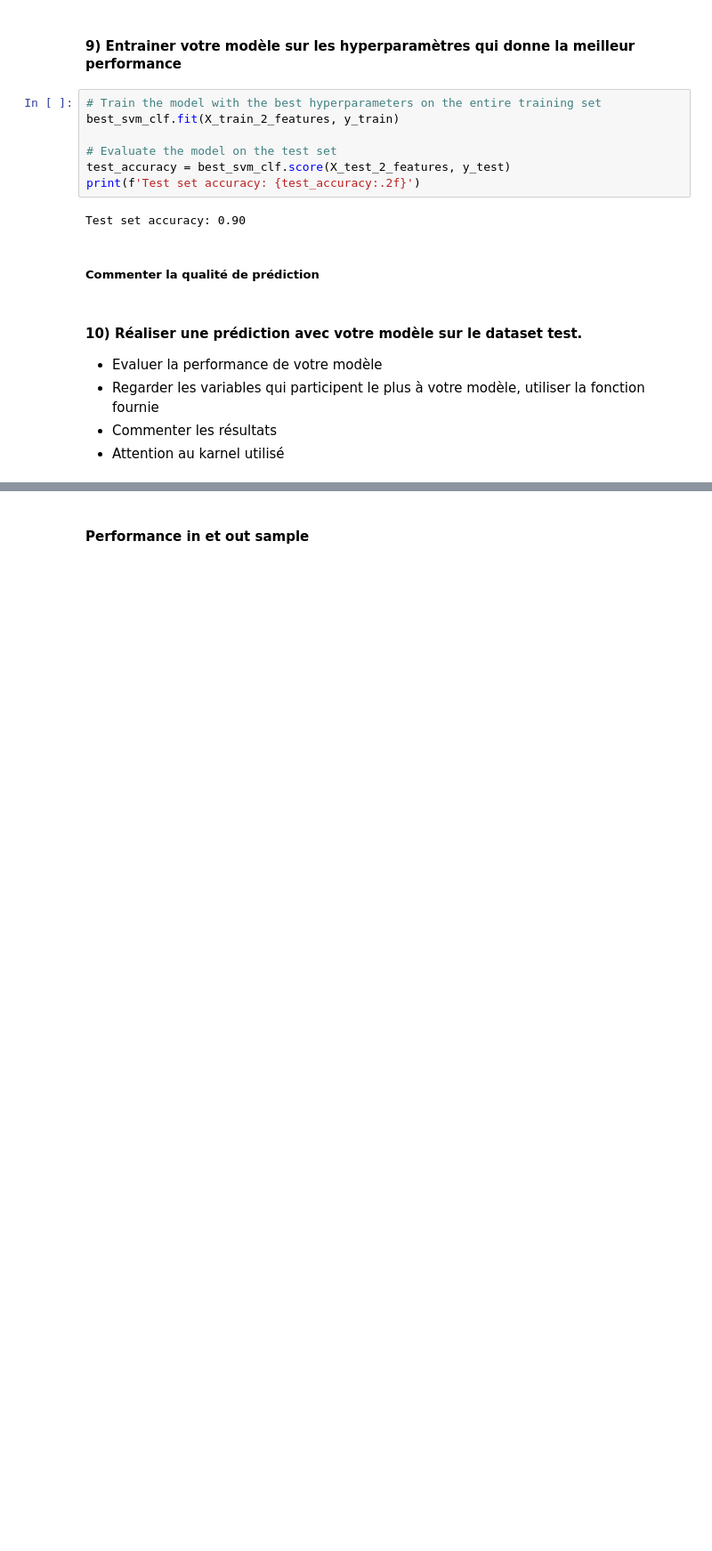
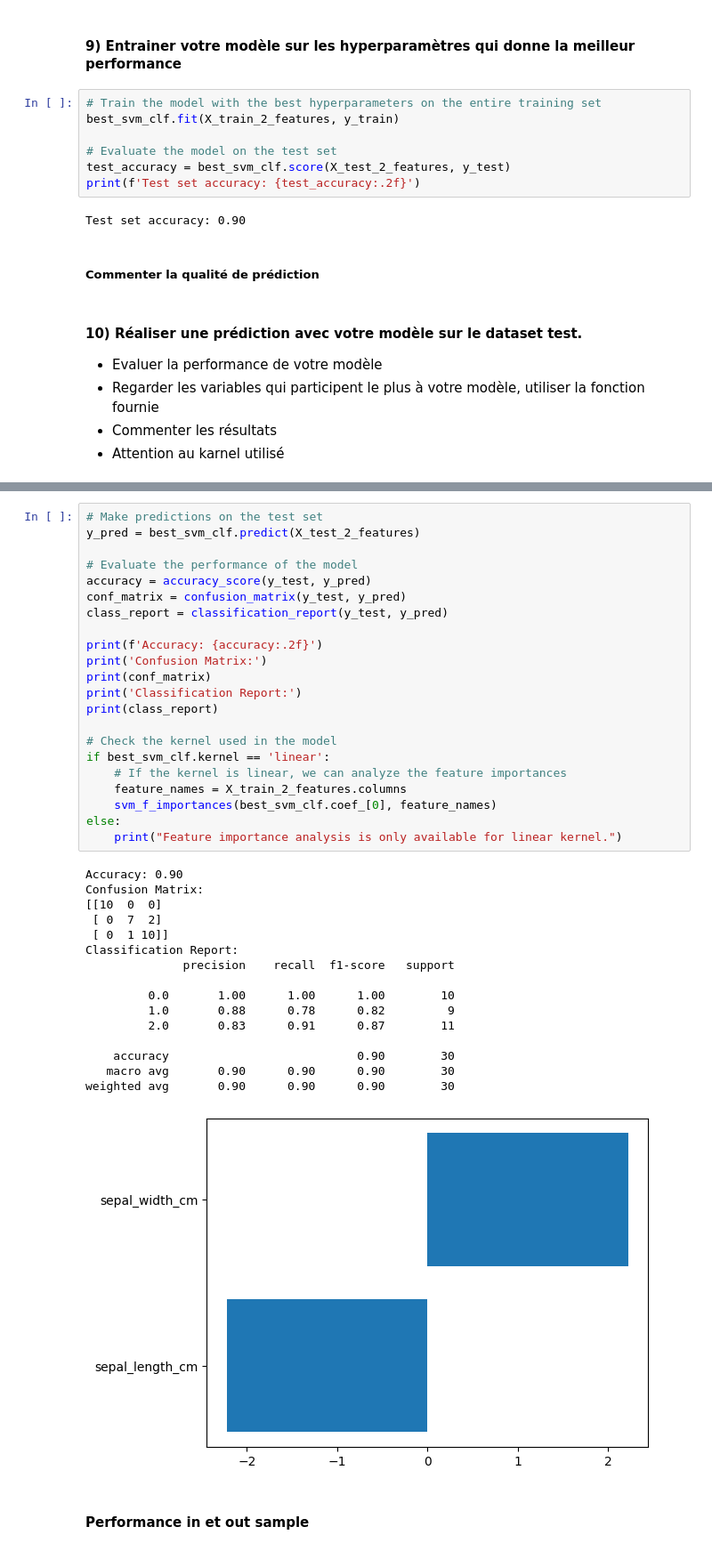
Before and after one commit to gabammour/cours_SVM_ANN, a Jupyter notebook: 01_SVM/td/code/01_SVM_TD.ipynb, the cells around one changed output, grey strips where cells are left out. Shown at 89% size. Saved outputs shown, nothing was run; the diff lists cells and outputs as text; blank space fills up the shorter version.

```diff
--- a/01_SVM/td/code/01_SVM_TD.ipynb
+++ b/01_SVM/td/code/01_SVM_TD.ipynb
@@ -546,2 +546,41 @@ NameError: name 'best_svm_clf' is not defined
+# %%
+# Make predictions on the test set
+y_pred = best_svm_clf.predict(X_test_2_features)
+
+# Evaluate the performance of the model
+accuracy = accuracy_score(y_test, y_pred)
+conf_matrix = confusion_matrix(y_test, y_pred)
+class_report = classification_report(y_test, y_pred)
+
+print(f'Accuracy: {accuracy:.2f}')
+print('Confusion Matrix:')
+print(conf_matrix)
+print('Classification Report:')
+print(class_report)
+
+# Check the kernel used in the model
+if best_svm_clf.kernel == 'linear':
+    # If the kernel is linear, we can analyze the feature importances
+    feature_names = X_train_2_features.columns
+    svm_f_importances(best_svm_clf.coef_[0], feature_names)
+else:
+    print("Feature importance analysis is only available for linear kernel.")
+# %% [output]
+Accuracy: 0.90
+Confusion Matrix:
+[[10  0  0]
+ [ 0  7  2]
+ [ 0  1 10]]
+Classification Report:
+              precision    recall  f1-score   support
+
+         0.0       1.00      1.00      1.00        10
+         1.0       0.88      0.78      0.82         9
+         2.0       0.83      0.91      0.87        11
+
+    accuracy                           0.90        30
+   macro avg       0.90      0.90      0.90        30
+weighted avg       0.90      0.90      0.90        30
+[figure, added]
 # %% [markdown]
 #### Performance in et out sample
```
Also changed, not shown: parts of 4 cells of this notebook, 3 other files.
